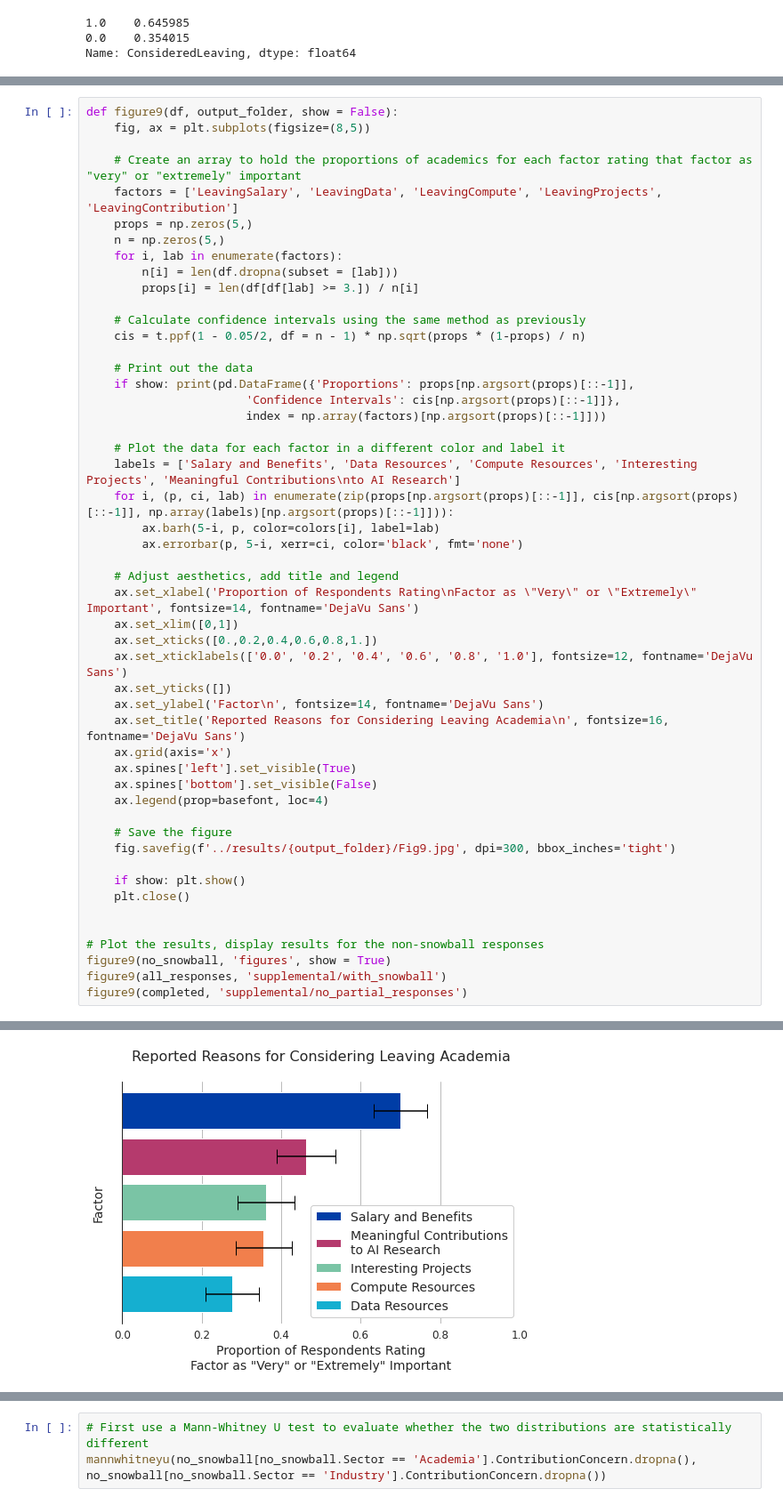
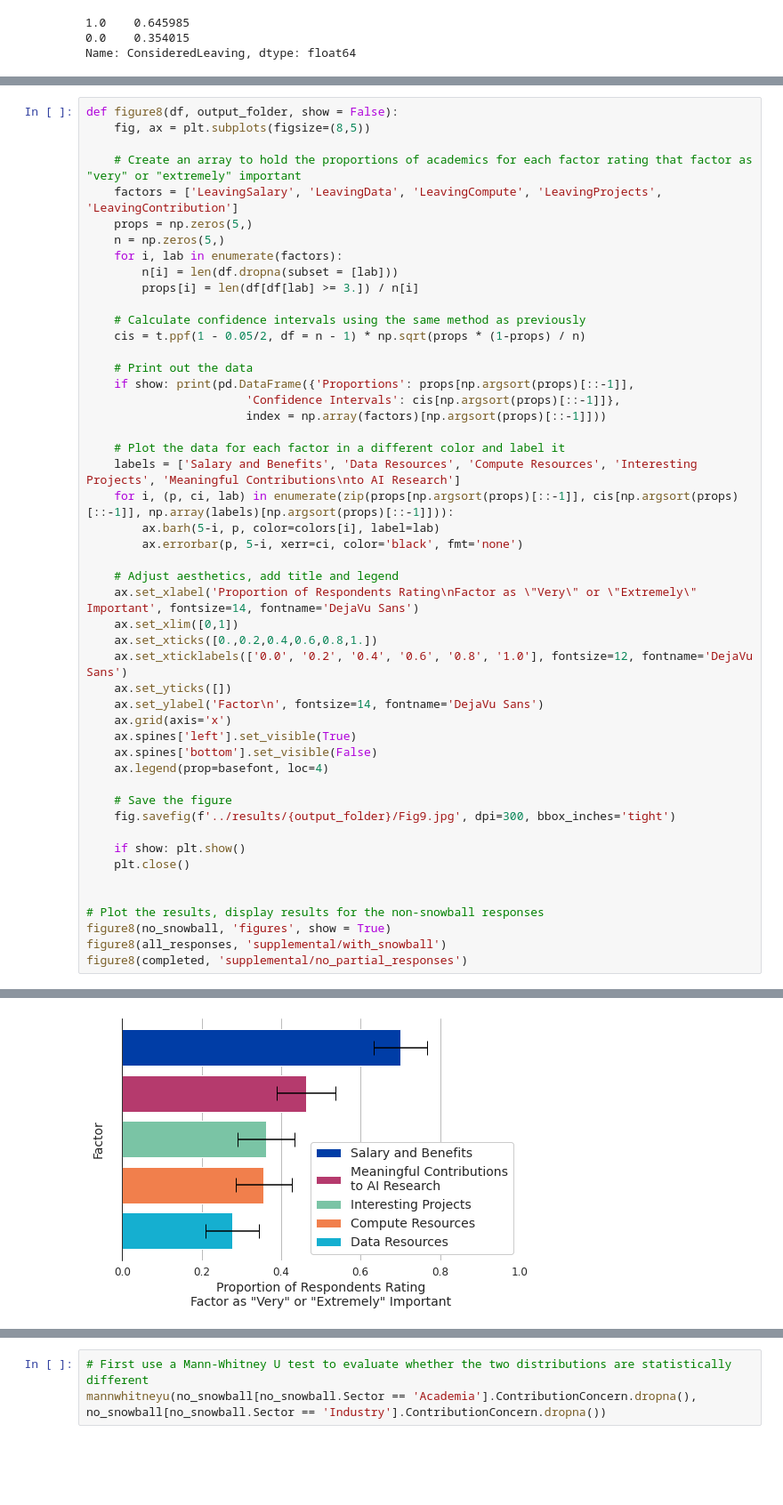
Before and after one commit to georgetown-cset/Compute_Survey_2022, a Jupyter notebook: scripts/codebook.ipynb, the cells around one changed output, grey strips where cells are left out. Shown at 89% size. Drawn from its saved outputs; the diff is of its cells as text; blank space fills up the shorter version.

```diff
--- a/scripts/codebook.ipynb
+++ b/scripts/codebook.ipynb
@@ -1082,5 +1026,5 @@ Name: ConsideredLeaving, dtype: float64
 # %%
-def figure9(df, output_folder, show = False):
+def figure8(df, output_folder, show = False):
     fig, ax = plt.subplots(figsize=(8,5))
 
     # Create an array to hold the proportions of academics for each factor rating that factor as "very" or "extremely" important
@@ -1105,35 +1049,34 @@ def figure9(df, output_folder, show = False):
         ax.barh(5-i, p, color=colors[i], label=lab)
         ax.errorbar(p, 5-i, xerr=ci, color='black', fmt='none')
 
     # Adjust aesthetics, add title and legend
     ax.set_xlabel('Proportion of Respondents Rating\nFactor as \"Very\" or \"Extremely\" Important', fontsize=14, fontname='DejaVu Sans')
     ax.set_xlim([0,1])
     ax.set_xticks([0.,0.2,0.4,0.6,0.8,1.])
     ax.set_xticklabels(['0.0', '0.2', '0.4', '0.6', '0.8', '1.0'], fontsize=12, fontname='DejaVu Sans')
     ax.set_yticks([])
     ax.set_ylabel('Factor\n', fontsize=14, fontname='DejaVu Sans')
-    ax.set_title('Reported Reasons for Considering Leaving Academia\n', fontsize=16, fontname='DejaVu Sans')
     ax.grid(axis='x')
     ax.spines['left'].set_visible(True)
     ax.spines['bottom'].set_visible(False)
     ax.legend(prop=basefont, loc=4)
 
     # Save the figure
     fig.savefig(f'../results/{output_folder}/Fig9.jpg', dpi=300, bbox_inches='tight')
 
     if show: plt.show()
     plt.close()
 
 
 # Plot the results, display results for the non-snowball responses
-figure9(no_snowball, 'figures', show = True)
-figure9(all_responses, 'supplemental/with_snowball')
-figure9(completed, 'supplemental/no_partial_responses')
+figure8(no_snowball, 'figures', show = True)
+figure8(all_responses, 'supplemental/with_snowball')
+figure8(completed, 'supplemental/no_partial_responses')
 # %% [output]
                      Proportions  Confidence Intervals
 LeavingSalary           0.700565              0.067941
 LeavingContribution     0.463277              0.073970
 LeavingProjects         0.361582              0.071271
 LeavingCompute          0.355932              0.071024
 LeavingData             0.276836              0.066372
-[figure, old version]
+[figure, new version]
```
Also changed, not shown: parts of 37 cells of this notebook, 24 other files.
